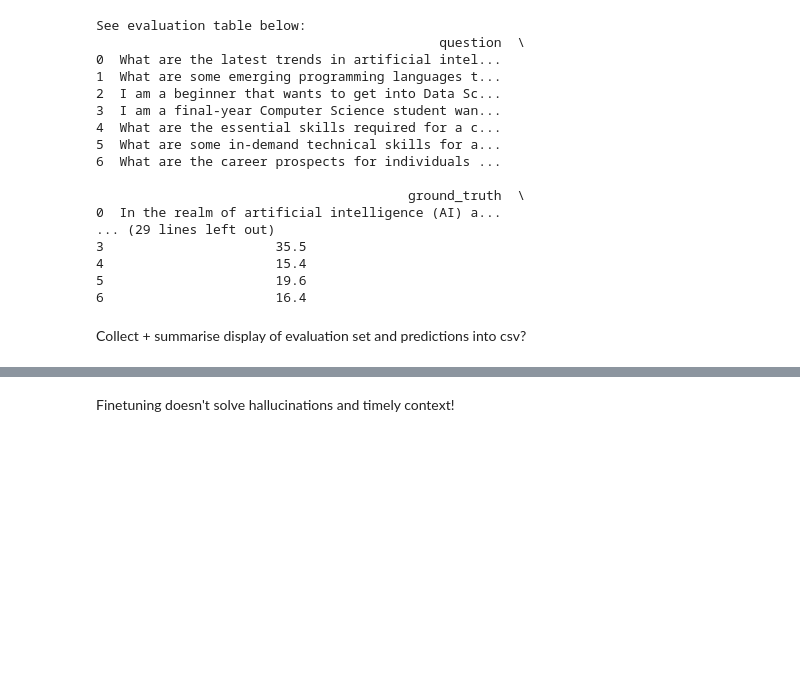
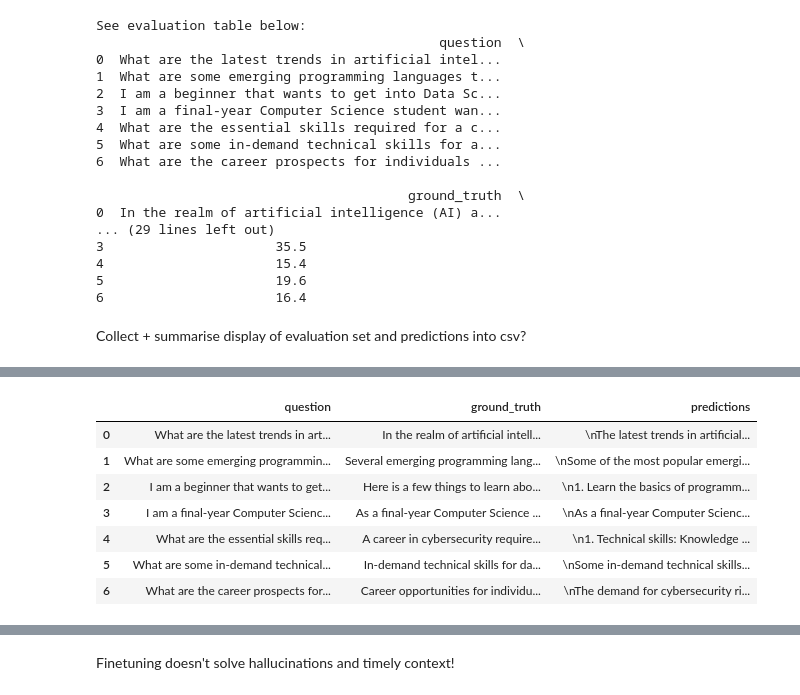
Before and after one commit to huishingchong/agile_llm, a Jupyter notebook: prompting.ipynb, the cells around one changed output, grey strips where cells are left out. Drawn from its saved outputs; the diff is of its cells as text; code cells hidden in the pictures; blank space fills up the shorter version.

```diff
--- a/prompting.ipynb
+++ b/prompting.ipynb
@@ -604,0 +615,11 @@ Hardware specs
+# %%
+fine_data_cs_industry
+# %% [output]
+|  | question | ground_truth | predictions |
+| 0 | What are the latest trends in art... | In the realm of artificial intell... | \nThe latest trends in artificial... |
+| 1 | What are some emerging programmin... | Several emerging programming lang... | \nSome of the most popular emergi... |
+| 2 | I am a beginner that wants to get... | Here is a few things to learn abo... | \n1. Learn the basics of programm... |
+| 3 | I am a final-year Computer Scienc... | As a final-year Computer Science ... | \nAs a final-year Computer Scienc... |
+| 4 | What are the essential skills req... | A career in cybersecurity require... | \n1. Technical skills: Knowledge ... |
+| 5 | What are some in-demand technical... | In-demand technical skills for da... | \nSome in-demand technical skills... |
+| 6 | What are the career prospects for... | Career opportunities for individu... | \nThe demand for cybersecurity ri... |
```
Also changed, not shown: parts of 5 cells of this notebook.
